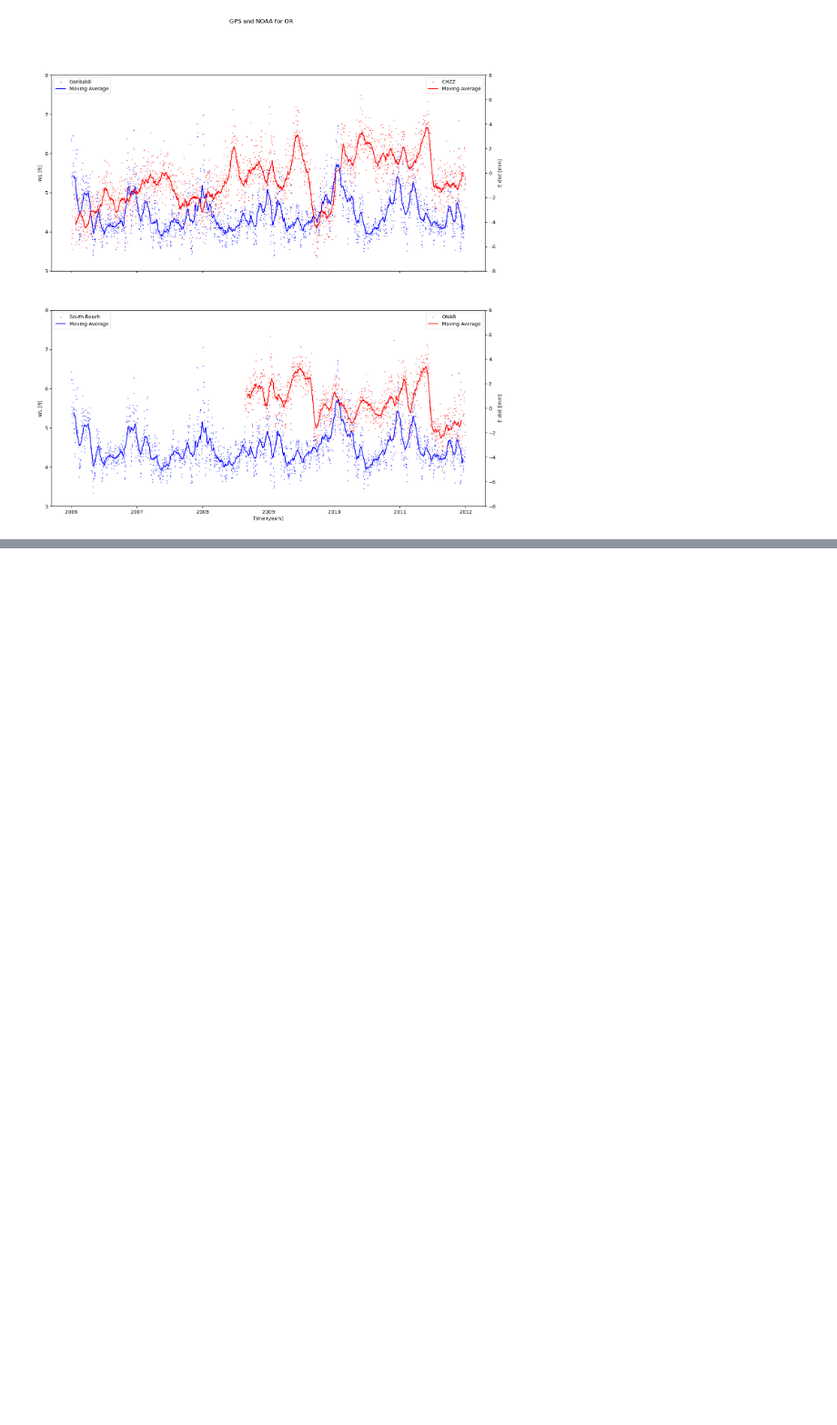
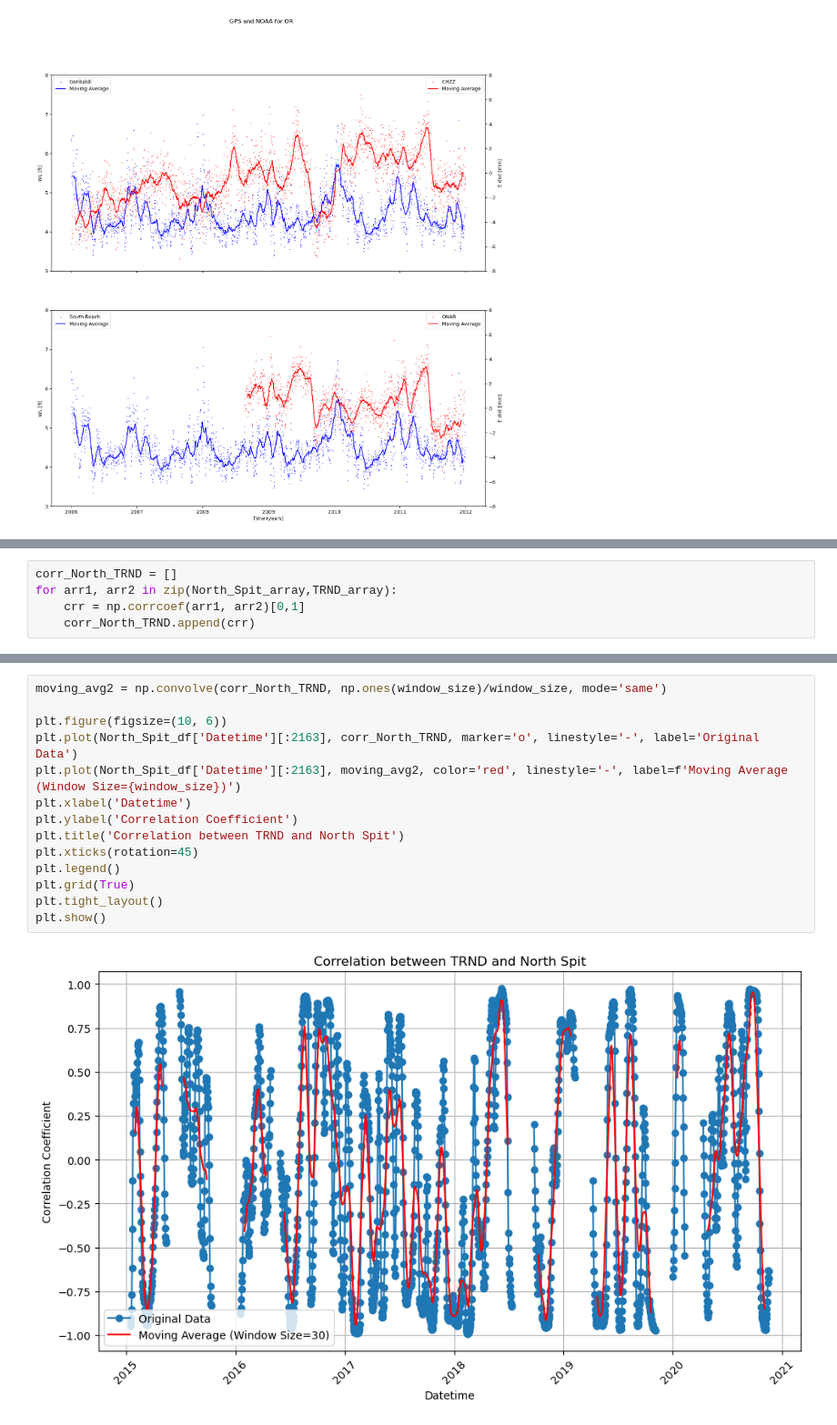
Before and after one commit to Benz-Poobua/Undergrad-Research-2, a Jupyter notebook: GPS-NOAA geodetic-climatic data.ipynb, the cells around one changed output, grey strips where cells are left out. Shown at 91% size. Saved outputs shown, nothing was run; the diff lists cells and outputs as text; blank space fills up the shorter version.

```diff
--- a/GPS-NOAA geodetic-climatic data.ipynb
+++ b/GPS-NOAA geodetic-climatic data.ipynb
@@ -780,0 +872,5 @@ Correlation coefficient: 0.029887080174849527
+# %%
+corr_North_TRND = []
+for arr1, arr2 in zip(North_Spit_array,TRND_array):
+    crr = np.corrcoef(arr1, arr2)[0,1]
+    corr_North_TRND.append(crr)
@@ -780,0 +894,16 @@ Correlation coefficient: 0.029887080174849527
+# %%
+moving_avg2 = np.convolve(corr_North_TRND, np.ones(window_size)/window_size, mode='same')
+
+plt.figure(figsize=(10, 6))
+plt.plot(North_Spit_df['Datetime'][:2163], corr_North_TRND, marker='o', linestyle='-', label='Original Data')
+plt.plot(North_Spit_df['Datetime'][:2163], moving_avg2, color='red', linestyle='-', label=f'Moving Average (Window Size={window_size})')
+plt.xlabel('Datetime')
+plt.ylabel('Correlation Coefficient')
+plt.title('Correlation between TRND and North Spit')
+plt.xticks(rotation=45)
+plt.legend()
+plt.grid(True)
+plt.tight_layout()
+plt.show()
+# %% [output]
+[figure, added]
```
Also changed, not shown: parts of 15 cells of this notebook.
